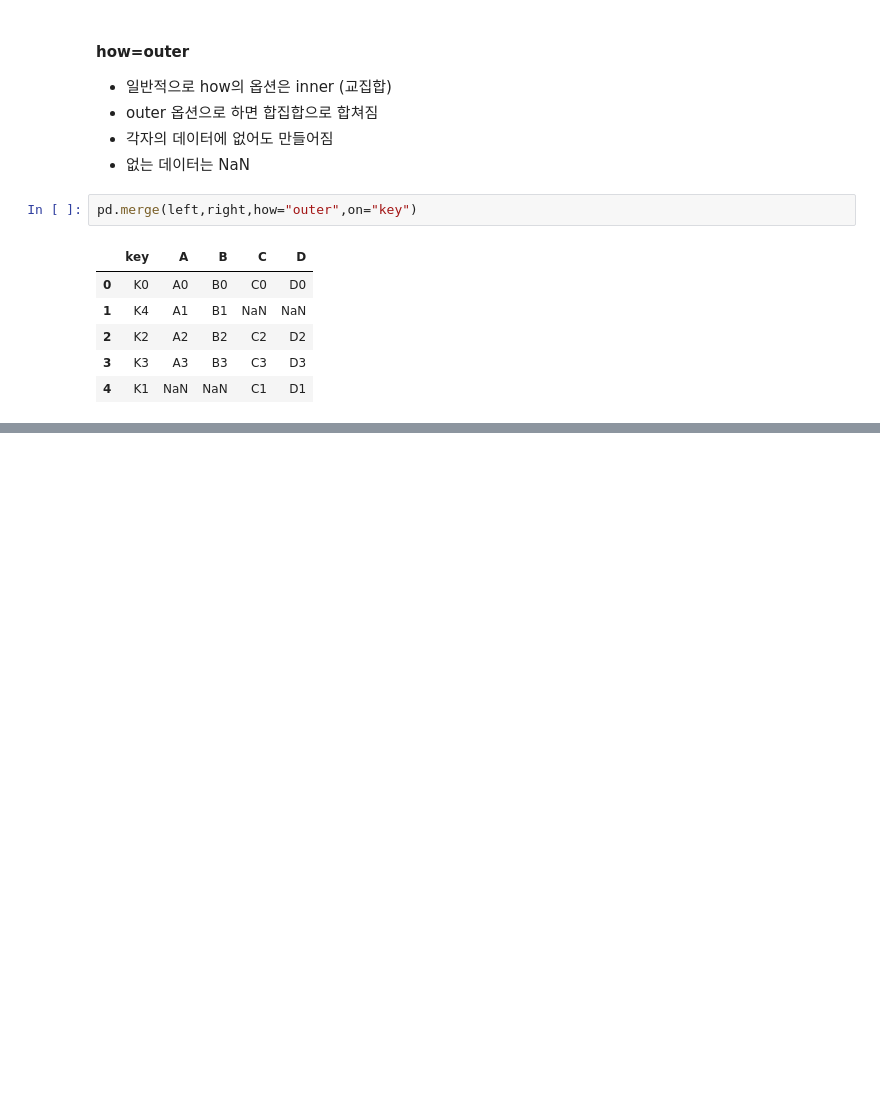
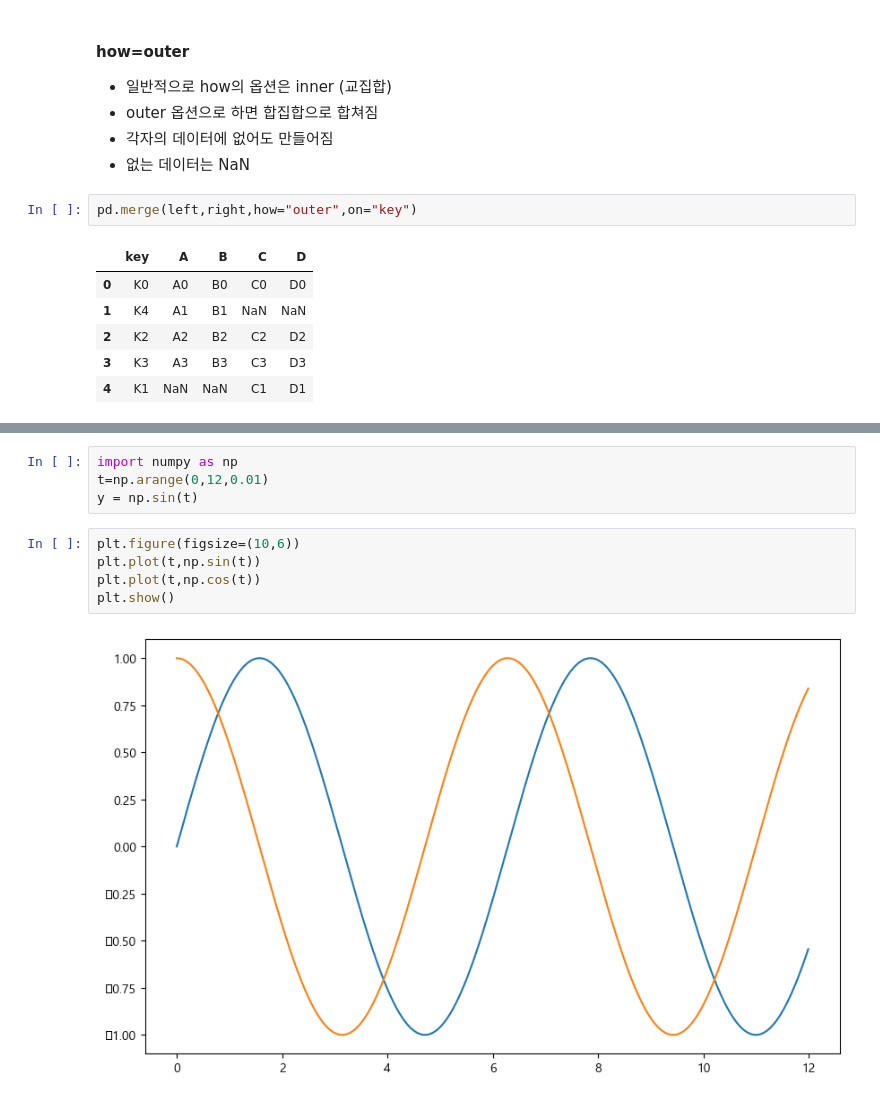
Before and after one commit to instar94/ml_tutorial, a Jupyter notebook: 04.EDA/ds_study/code/01.Seoul_CCTV/01.Analysis Seoul CCTV.ipynb, the cells around one changed output, grey strips where cells are left out. Saved outputs shown, nothing was run; the diff lists cells and outputs as text; blank space fills up the shorter version.

```diff
--- a/04.EDA/ds_study/code/01.Seoul_CCTV/01.Analysis Seoul CCTV.ipynb
+++ b/04.EDA/ds_study/code/01.Seoul_CCTV/01.Analysis Seoul CCTV.ipynb
@@ -843,0 +991,11 @@ pd.merge(left,right,how="outer",on="key")
+# %%
+import numpy as np
+t=np.arange(0,12,0.01)
+y = np.sin(t)
+# %%
+plt.figure(figsize=(10,6))
+plt.plot(t,np.sin(t))
+plt.plot(t,np.cos(t))
+plt.show()
+# %% [output]
+[figure, added]
```
Also changed, not shown: parts of 76 cells of this notebook.
